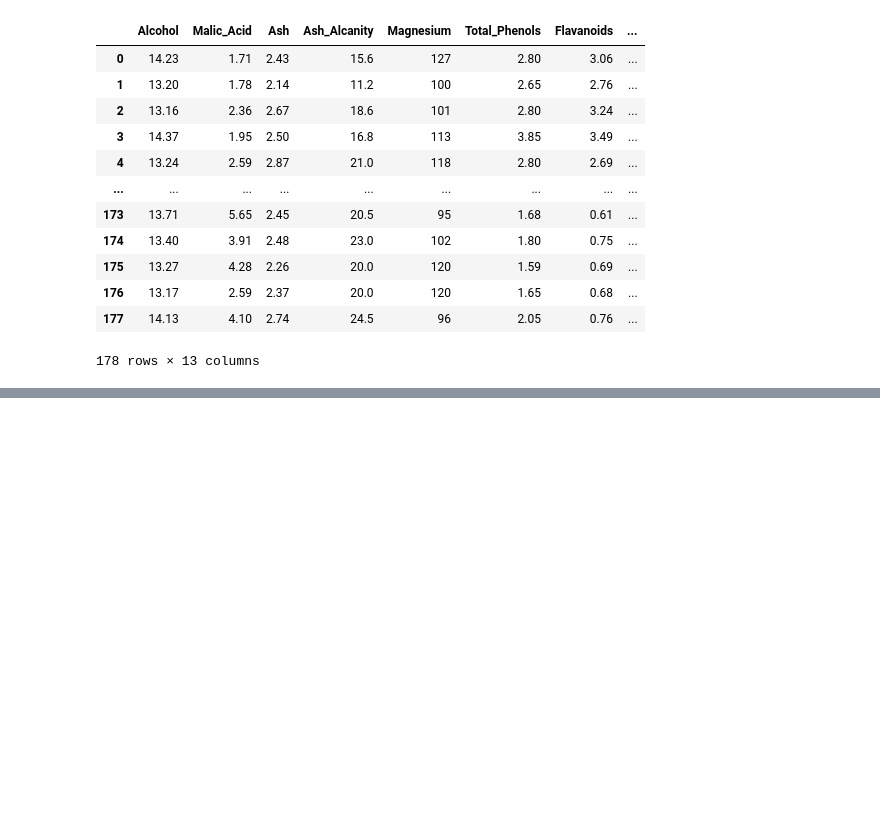
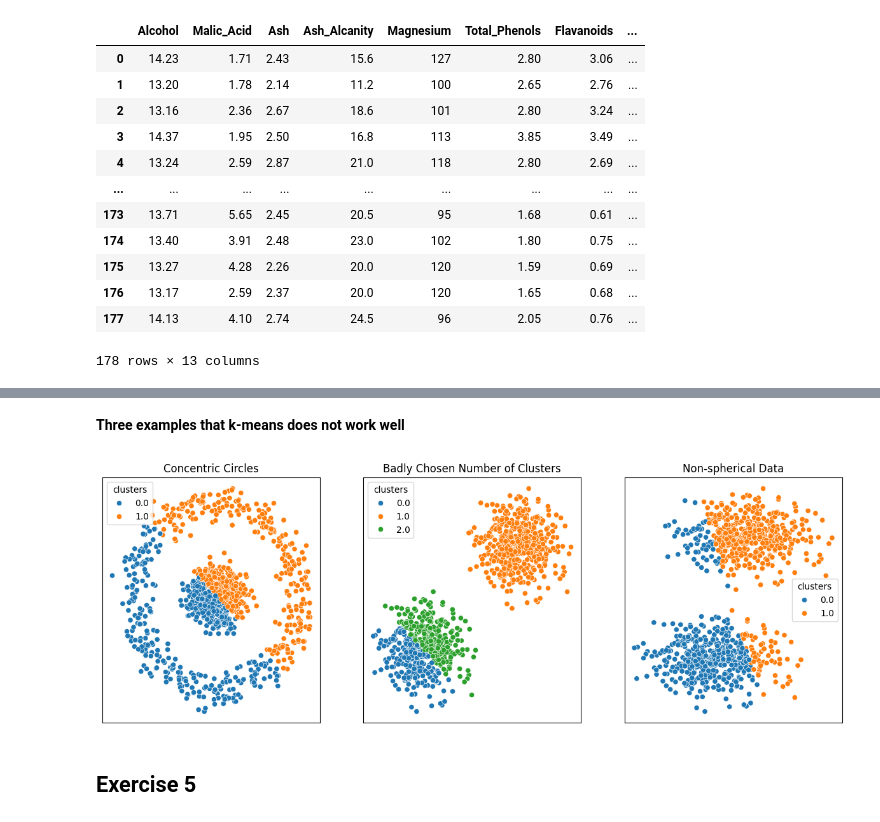
Before and after one commit to niimo753/neu-machine-learning-module, a Jupyter notebook: ML2/ML2_HW3_Kmeans_MinhNgoc_11212980.ipynb, the cells around one changed output, grey strips where cells are left out. Saved outputs shown, nothing was run; the diff lists cells and outputs as text; code cells hidden in the pictures; blank space fills up the shorter version.

```diff
--- a/ML2/ML2_HW3_Kmeans_MinhNgoc_11212980.ipynb
+++ b/ML2/ML2_HW3_Kmeans_MinhNgoc_11212980.ipynb
@@ -170,0 +187,47 @@ sns.scatterplot(X, x=X.columns[0], y=X.columns[1], hue='labels')
+# %% [markdown]
+__Three examples that k-means does not work well__
+# %%
+def create_sample(subs):
+    label = 0
+    for i in range(len(subs)):
+        subs[i] = pd.DataFrame(subs[i])
+        subs[i]['lables'] = np.zeros(subs[i].shape[0], dtype=int) + label
+        label += 1
+    X = pd.concat(subs)
+    return X
+# %%
+from sklearn.datasets import make_blobs
+from sklearn.datasets import make_circles
+
+# generate data (concentric circles)
+X0, _ = make_circles(n_samples=1000, noise=0.1, factor=0.2, random_state=42)
+
+# generate data (same in sizes and variances)
+X1, _ = make_blobs(n_samples=500, cluster_std=1, random_state=0, centers=[[5, 5]])
+X2, _ = make_blobs(n_samples=500, cluster_std=1, random_state=0, centers=[[0, 0]])
+
+# generate data (non-spherical but elliptical data)
+X3, _ = make_blobs(n_samples=500, cluster_std=[[5, 1]], random_state=0, centers=[[5, 7]])
+X4, _ = make_blobs(n_samples=500, cluster_std=[[5, 1]], random_state=0, centers=[[0, 0]])
+
+samples = [[X0],
+           [X1, X2],
+           [X3, X4]]
+n_clusters = [2, 3, 2]
+titles = ['Concentric Circles',
+          'Badly Chosen Number of Clusters',
+          'Non-spherical Data']
+
+plt.figure(figsize=(15, 5))
+for i in range(3):
+    plt.subplot(1, 3, i+1)
+    X = create_sample(samples[i])
+    kmeans_clustering_plot(X, n_clusters=n_clusters[i], title=titles[i])
+    plt.xlabel('')
+    plt.ylabel('')
+    plt.xticks(())
+    plt.yticks(())
+# %% [output]
+[figure, added]
+# %% [markdown]
+## Exercise 5
```
Also changed, not shown: parts of 24 cells of this notebook.
